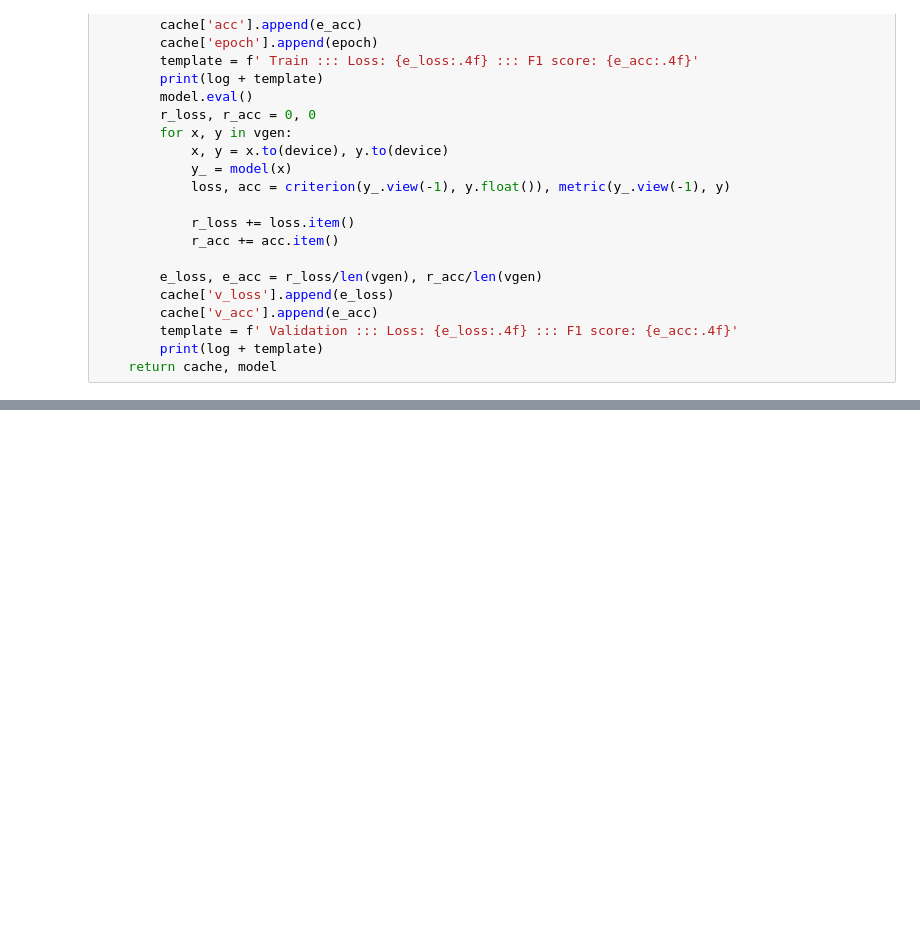
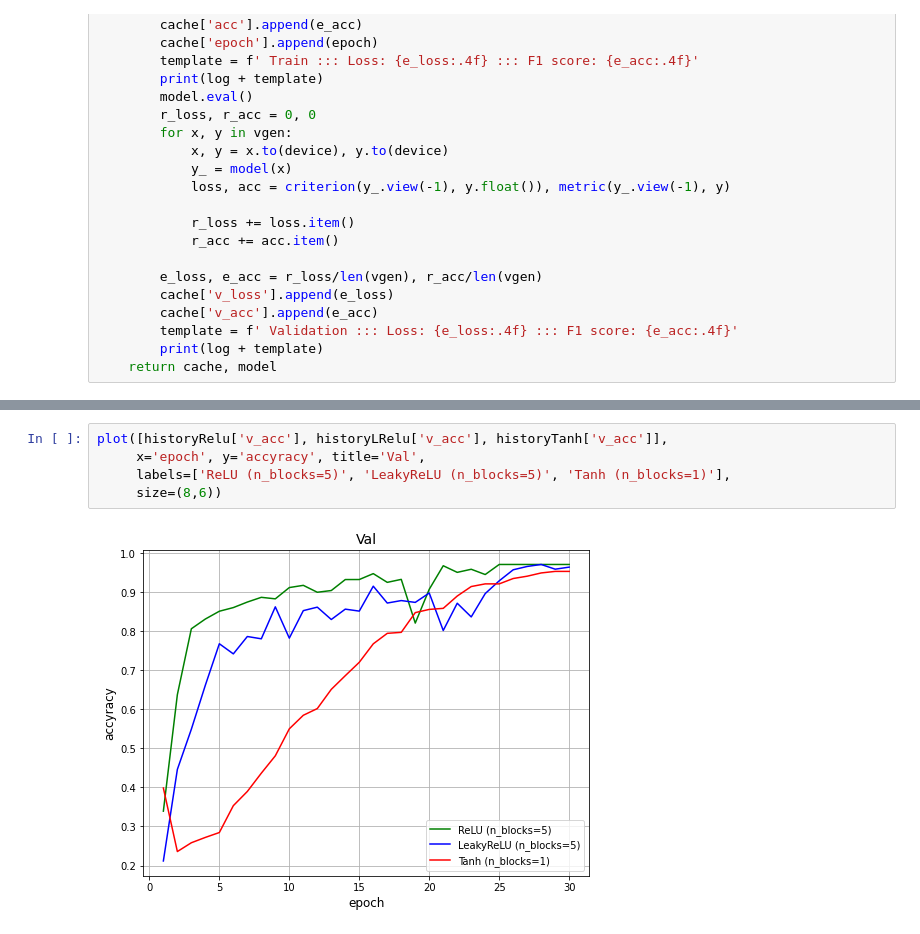
Before and after one commit to oldschool24/Project-HR-Analytics, a Jupyter notebook: second stage/classification/NeuralNet.ipynb, the cells around one changed output, grey strips where cells are left out. Drawn from its saved outputs; the diff is of its cells as text; blank space fills up the shorter version.

```diff
--- a/second stage/classification/NeuralNet.ipynb
+++ b/second stage/classification/NeuralNet.ipynb
@@ -274,0 +409,7 @@ Computer parameters
+# %%
+plot([historyRelu['v_acc'], historyLRelu['v_acc'], historyTanh['v_acc']],
+     x='epoch', y='accyracy', title='Val',
+     labels=['ReLU (n_blocks=5)', 'LeakyReLU (n_blocks=5)', 'Tanh (n_blocks=1)'],
+     size=(8,6))
+# %% [output]
+[figure, added]
```
Also changed, not shown: parts of 49 cells of this notebook, 5 other files.
